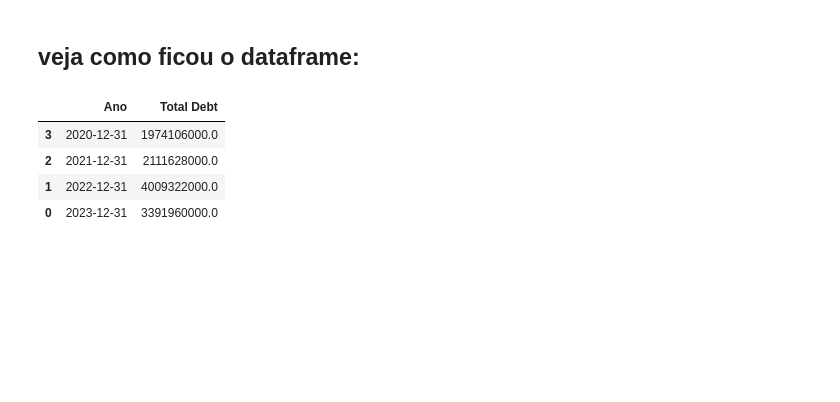
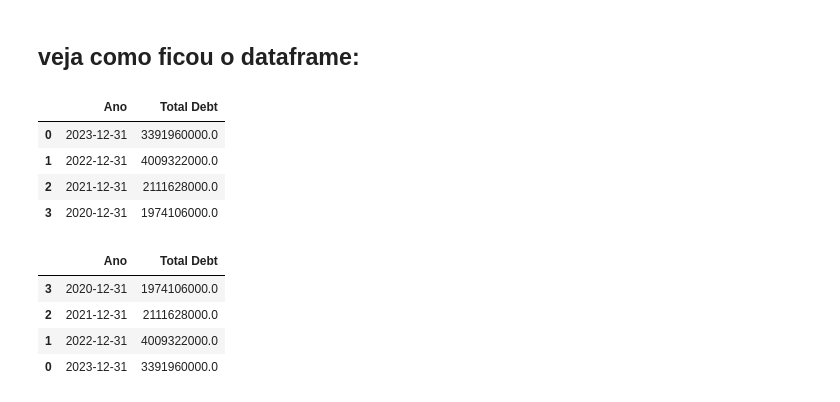
Before and after one commit to jlcamelo2350/Dados-e-automacao, a Jupyter notebook: Análises e automações com Ações da B3/weg_dados/weg1.ipynb, the cells around one changed output. Saved outputs shown, nothing was run; the diff lists cells and outputs as text; code cells hidden in the pictures; blank space fills up the shorter version.

```diff
--- a/Análises e automações com Ações da B3/weg_dados/weg1.ipynb
+++ b/Análises e automações com Ações da B3/weg_dados/weg1.ipynb
@@ -687,6 +687,14 @@ Try using .loc[row_indexer,col_indexer] = value instead
 See the caveats in the documentation: https://pandas.pydata.org/pandas-docs/stable/user_guide/indexing.html#returning-a-view-versus-a-copy
 # %% [markdown]
 ## veja como ficou o dataframe:
+# %%
+df_debt
+# %% [output]
+|  | Ano | Total Debt |
+| 0 | 2023-12-31 | 3391960000.0 |
+| 1 | 2022-12-31 | 4009322000.0 |
+| 2 | 2021-12-31 | 2111628000.0 |
+| 3 | 2020-12-31 | 1974106000.0 |
 # %%
 #colocar o dre_debt indo de 2020 até 2023
 df_debt = df_debt.iloc[::-1]
```
Also changed, not shown: parts of 1 cell of this notebook.
